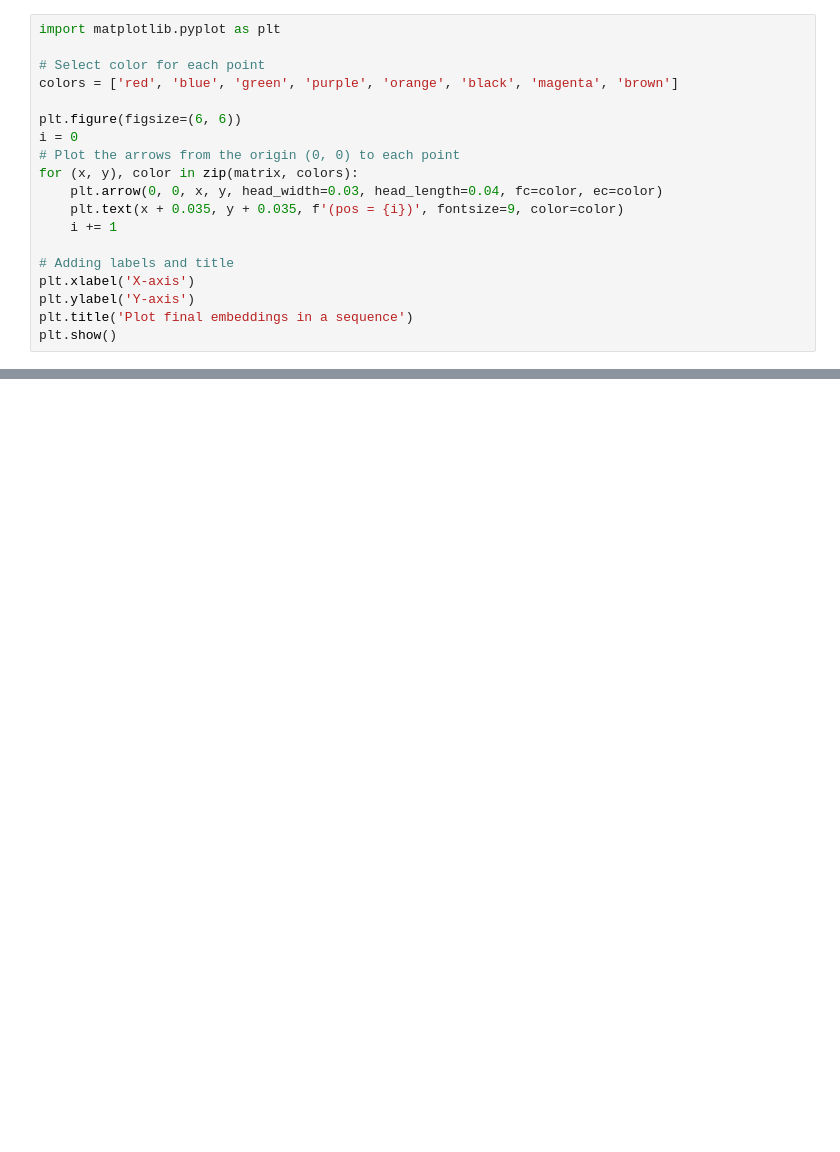
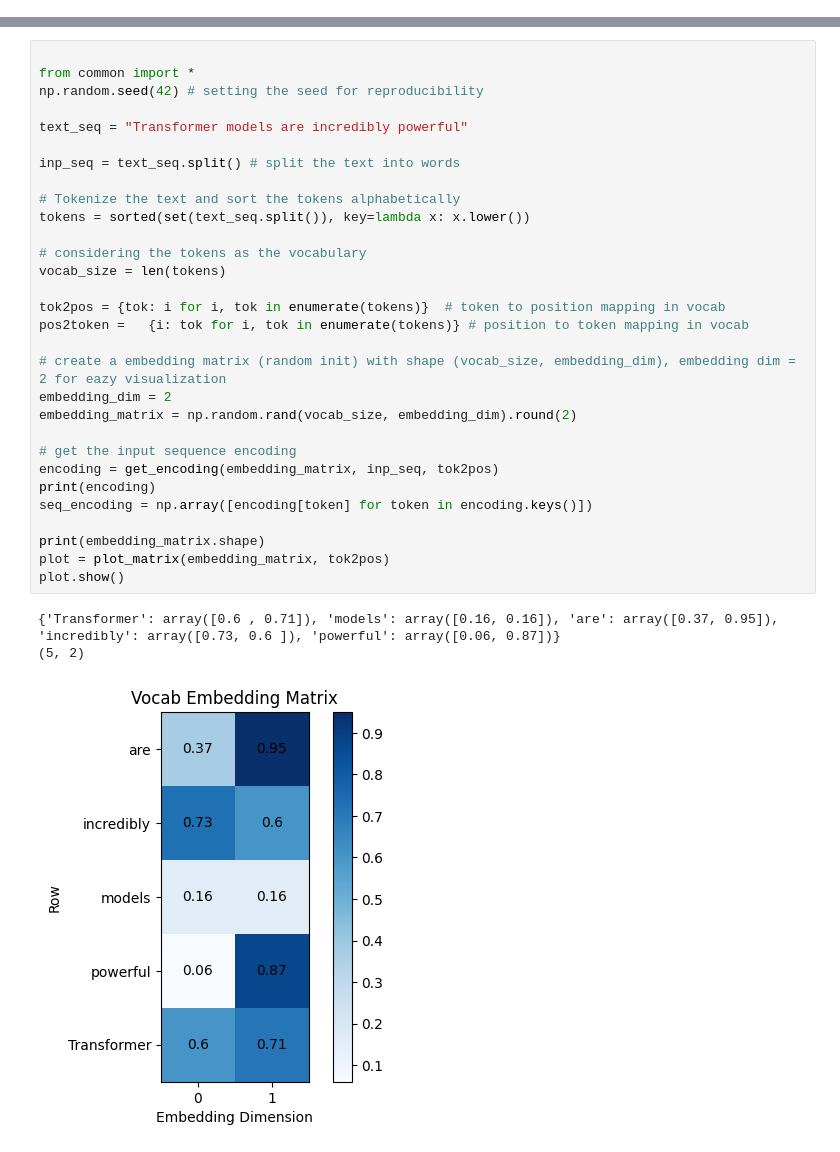
Before and after one commit to Kunal627/kunal627.github.io, a Jupyter notebook: notebook/positionalencoding.ipynb, the cells around one changed output, grey strips where cells are left out. Saved outputs shown, nothing was run; the diff lists cells and outputs as text; blank space fills up the shorter version.

Commit message:
positional encoding blog

```diff
--- a/notebook/positionalencoding.ipynb
+++ b/notebook/positionalencoding.ipynb
@@ -37,19 +0,0 @@ matrix = encoded_seq + seq_pe
-# %%
-import matplotlib.pyplot as plt
-
-# Select color for each point
-colors = ['red', 'blue', 'green', 'purple', 'orange', 'black', 'magenta', 'brown']
-
-plt.figure(figsize=(6, 6))
-i = 0
-# Plot the arrows from the origin (0, 0) to each point
-for (x, y), color in zip(matrix, colors):
-    plt.arrow(0, 0, x, y, head_width=0.03, head_length=0.04, fc=color, ec=color)
-    plt.text(x + 0.035, y + 0.035, f'(pos = {i})', fontsize=9, color=color)
-    i += 1
-
-# Adding labels and title
-plt.xlabel('X-axis')
-plt.ylabel('Y-axis')
-plt.title('Plot final embeddings in a sequence')
-plt.show()
@@ -57,0 +20,34 @@ plt.show()
+# %%
+
+from common import *
+np.random.seed(42) # setting the seed for reproducibility
+
+text_seq = "Transformer models are incredibly powerful"
+
+inp_seq = text_seq.split() # split the text into words
+
+# Tokenize the text and sort the tokens alphabetically
+tokens = sorted(set(text_seq.split()), key=lambda x: x.lower())
+
+# considering the tokens as the vocabulary
+vocab_size = len(tokens)
+
+tok2pos = {tok: i for i, tok in enumerate(tokens)}  # token to position mapping in vocab
+pos2token =   {i: tok for i, tok in enumerate(tokens)} # position to token mapping in vocab
+
+# create a embedding matrix (random init) with shape (vocab_size, embedding_dim), embedding dim = 2 for eazy visualization
+embedding_dim = 2
+embedding_matrix = np.random.rand(vocab_size, embedding_dim).round(2)
+
+# get the input sequence encoding
+encoding = get_encoding(embedding_matrix, inp_seq, tok2pos)
+print(encoding)
+seq_encoding = np.array([encoding[token] for token in encoding.keys()])
+
+print(embedding_matrix.shape)
+plot = plot_matrix(embedding_matrix, tok2pos)
+plot.show()
+# %% [output]
+{'Transformer': array([0.6 , 0.71]), 'models': array([0.16, 0.16]), 'are': array([0.37, 0.95]), 'incredibly': array([0.73, 0.6 ]), 'powerful': array([0.06, 0.87])}
+(5, 2)
+[figure, added]
```
Also changed, not shown: parts of 13 cells of this notebook, 3 other files.
